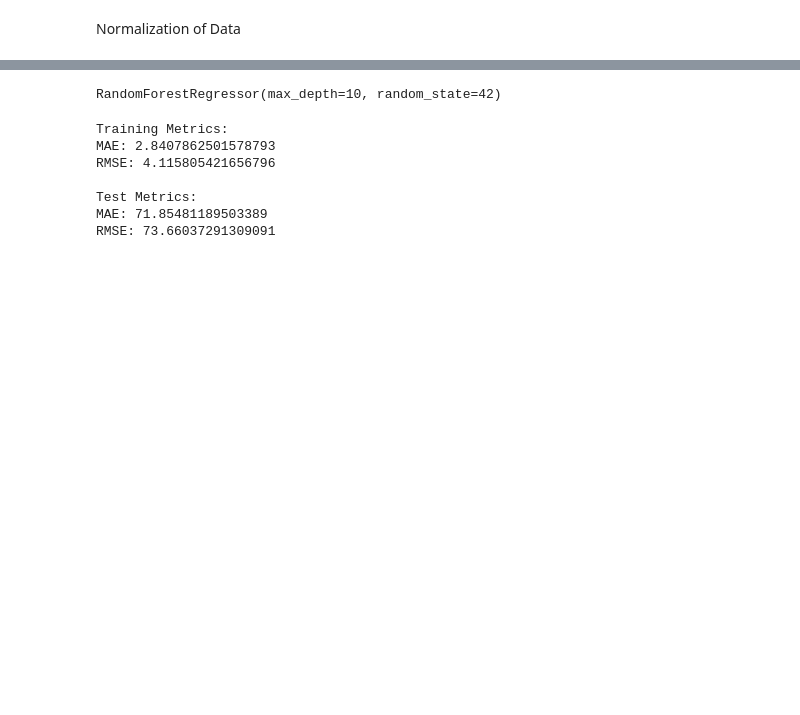
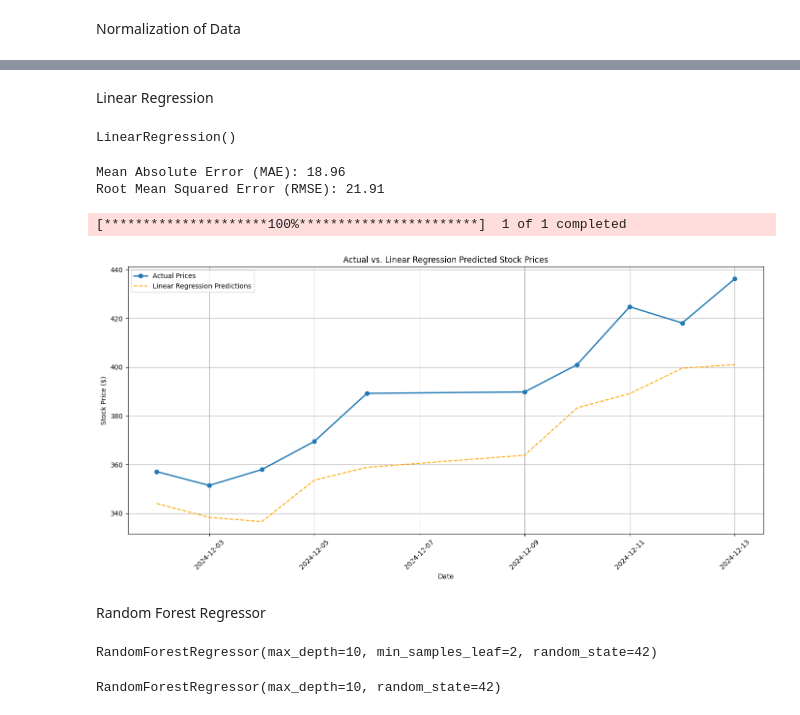
Before and after one commit to Rijubrata42/Stock_Market_Prediction_L1Project, a Jupyter notebook: L1 Project(Stock Market Prediction).ipynb, the cells around one changed output, grey strips where cells are left out. Cells and saved outputs as stored; diff of their text form; code cells hidden in the pictures; blank space fills up the shorter version.

```diff
--- a/L1 Project(Stock Market Prediction).ipynb
+++ b/L1 Project(Stock Market Prediction).ipynb
@@ -197,0 +168,7 @@ y = tsla["Target"]
+# %% [markdown]
+Linear Regression
+# %%
+lr_model = LinearRegression()
+lr_model.fit(X_train, y_train)
+# %% [output]
+LinearRegression()
@@ -198,3 +180,43 @@ y = tsla["Target"]
+# %%
+print(f"Mean Absolute Error (MAE): {lr_mae:.2f}")
+print(f"Root Mean Squared Error (RMSE): {lr_rmse:.2f}")
+# %% [output]
+Mean Absolute Error (MAE): 18.96
+Root Mean Squared Error (RMSE): 21.91
+# %%
+dec_data = yf.download("TSLA", start="2024-12-01", end="2024-12-15")
+dec_processed = dec_data[predictors]
+
+lr_predictions = lr_model.predict(dec_processed)
+
+results = pd.DataFrame({
+    "Actual": dec_data["Close"].values.flatten(),
+    "Linear Regression Predicted": dec_lr_preds,
+}, index=dec_data.index)
+
+
+plt.figure(figsize=(14, 7))
+
+plt.plot(results.index, results['Actual'], label='Actual Prices', marker='o', linewidth=2)
+
+plt.plot(results.index, results['Linear Regression Predicted'], label='Linear Regression Predictions', color='orange', linestyle='--')
+
+plt.title("Actual vs. Linear Regression Predicted Stock Prices")
+plt.xlabel("Date")
+plt.ylabel("Stock Price ($)")
+plt.legend()
+plt.grid(True)
+plt.xticks(rotation=45)
+plt.tight_layout()
+
+plt.show()
+# %% [output]
+[*********************100%***********************]  1 of 1 completed
+[figure, added]
+# %% [markdown]
+Random Forest Regressor
 # %%
-from sklearn.ensemble import RandomForestRegressor
-from sklearn.model_selection import train_test_split
+rf_model = RandomForestRegressor(n_estimators=100, max_depth=10, random_state=42, min_samples_leaf=2)
+rf_model.fit(X_train, y_train)
+# %% [output]
+RandomForestRegressor(max_depth=10, min_samples_leaf=2, random_state=42)
@@ -206,23 +225,2 @@ rf_model.fit(X_train, y_train)
 # %% [output]
 RandomForestRegressor(max_depth=10, random_state=42)
-# %%
-from sklearn.metrics import mean_absolute_error, mean_squared_error
-
-train_preds = rf_model.predict(X_train)
-test_preds = rf_model.predict(X_test)
-
-print("Training Metrics:")
-print(f"MAE: {mean_absolute_error(y_train, train_preds)}")
-print(f"RMSE: {np.sqrt(mean_squared_error(y_train, train_preds))}")
-
-print("\nTest Metrics:")
-print(f"MAE: {mean_absolute_error(y_test, test_preds)}")
-print(f"RMSE: {np.sqrt(mean_squared_error(y_test, test_preds))}")
-# %% [output]
-Training Metrics:
-MAE: 2.8407862501578793
-RMSE: 4.115805421656796
-
-Test Metrics:
-MAE: 71.85481189503389
-RMSE: 73.66037291309091
```
Also changed, not shown: parts of 20 cells of this notebook.
